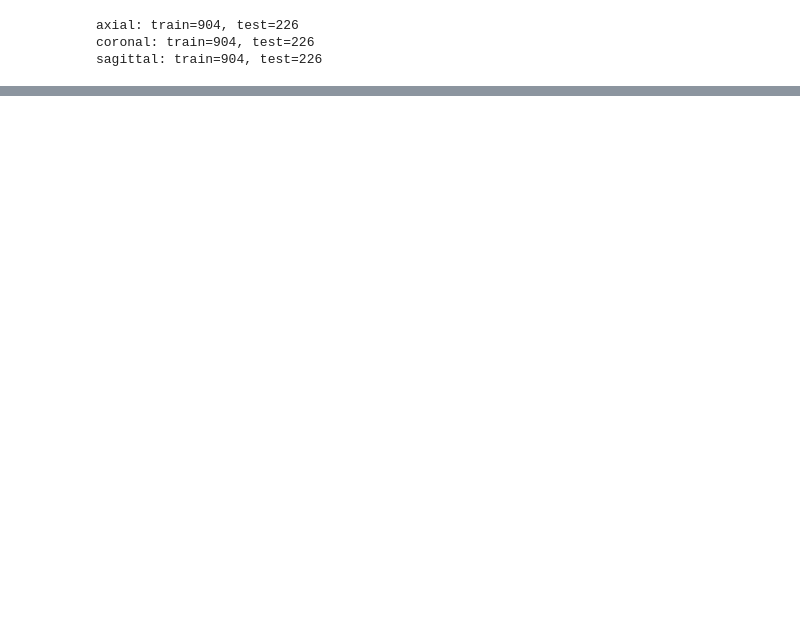
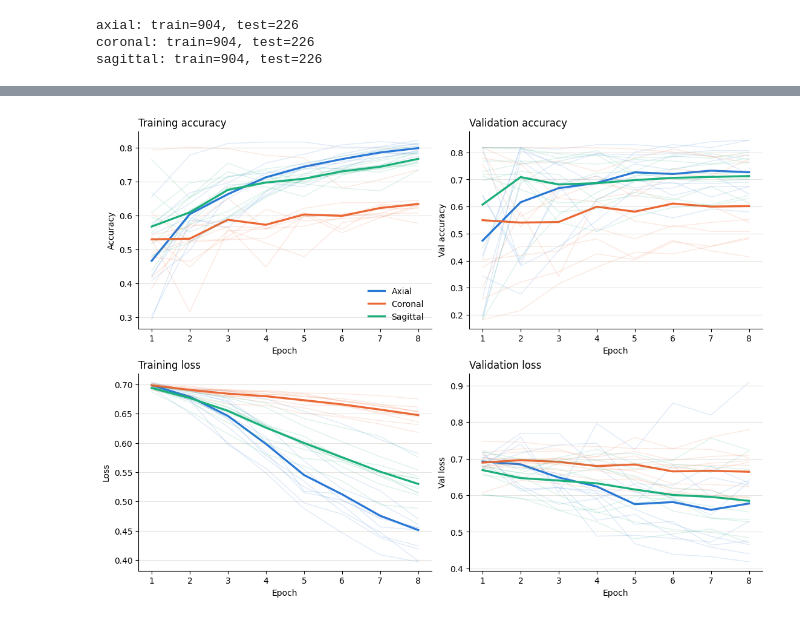
Before and after one commit to neelkapoor0/ACLInjuryDetection, a Jupyter notebook: main.ipynb, the cells around one changed output, grey strips where cells are left out. Drawn from its saved outputs; the diff is of its cells as text; code cells hidden in the pictures; blank space fills up the shorter version.

```diff
--- a/main.ipynb
+++ b/main.ipynb
@@ -97,21 +93,14 @@ view_ids = {view: {first_int(p.stem) for p in paths_for_view(view)} for view in
 assert all(ids == set(label_map) for ids in view_ids.values()), \
     "Each view's .npy files must correspond to exactly the cases labeled in train_acl_labels.csv."
 
-# Outer 80/20 split, computed once over the full train pool.
+# 80/20 split, computed once over the full train pool. test_case_ids is a true held-out set:
+# nothing below (tuning, CV, or final model fitting) ever touches it.
 all_ids_sorted = sorted(label_map)
 train_case_ids, test_case_ids = train_test_split(
     all_ids_sorted, test_size=0.2,
     stratify=[label_map[c] for c in all_ids_sorted], random_state=SEED,
 )
 train_case_ids, test_case_ids = set(train_case_ids), set(test_case_ids)
-
-# Inner split, carved from the 80% train pool only, used solely for hyperparameter tuning below.
-train_ids_sorted = sorted(train_case_ids)
-inner_train_ids, inner_holdout_ids = train_test_split(
-    train_ids_sorted, test_size=0.2,
-    stratify=[label_map[c] for c in train_ids_sorted], random_state=SEED,
-)
-inner_train_ids, inner_holdout_ids = set(inner_train_ids), set(inner_holdout_ids)
 
 def class_counts(case_ids):
     labels = [label_map[c] for c in case_ids]
@@ -120,8 +109,6 @@ def class_counts(case_ids):
 for name, ids in [
     ("Train pool", train_case_ids),
     ("Test set (held out)", test_case_ids),
-    ("Inner train (tuning)", inner_train_ids),
-    ("Inner holdout (tuning)", inner_holdout_ids),
 ]:
     n, n0, n1 = class_counts(ids)
     print(f"{name}: {n} cases (Normal={n0}, Torn={n1})")
@@ -194,21 +179,18 @@ def build_cnn(input_shape, learning_rate=1e-4):
 
     return model
 # %%
-# Data loading per view
+# Data loading per view: the 904-case train pool (resampled for tuning/CV below) and the
+# untouched 226-case test set.
 
 view_data = {}
 
 for view in VIEWS:
     X_train, y_train = build_arrays(view, train_case_ids)
     X_test, y_test = build_arrays(view, test_case_ids)
-    X_inner_train, y_inner_train = build_arrays(view, inner_train_ids)
-    X_inner_holdout, y_inner_holdout = build_arrays(view, inner_holdout_ids)
 
     view_data[view] = {
         "train": (X_train, y_train),
         "test": (X_test, y_test),
-        "inner_train": (X_inner_train, y_inner_train),
-        "inner_holdout": (X_inner_holdout, y_inner_holdout),
     }
 
     print(f"{view}: train={len(X_train)}, test={len(X_test)}")
@@ -566,0 +494,46 @@ Least stable across CV folds: svm / coronal (fold accuracy std=0.208)
+# %%
+# CNN repeat-holdout curves: accuracy, val_accuracy, loss, val_loss across epochs
+#
+# One line per repeat-holdout (10 per view, shown faint) plus the mean across repeats (bold),
+# for each of the four Keras history metrics captured in cnn_repeat_histories.
+
+colors = {"axial": "#2a78d6", "coronal": "#eb6834", "sagittal": "#1baf7a"}
+metrics = ["accuracy", "val_accuracy", "loss", "val_loss"]
+titles = {
+    "accuracy": "Training accuracy",
+    "val_accuracy": "Validation accuracy",
+    "loss": "Training loss",
+    "val_loss": "Validation loss",
+}
+
+fig, axes = plt.subplots(2, 2, figsize=(11, 8), constrained_layout=True)
+
+for ax, metric in zip(axes.flat, metrics):
+    for view in VIEWS:
+        histories = cnn_repeat_histories[view]
+        epochs = range(1, len(histories[0][metric]) + 1)
+
+        per_repeat = np.array([h[metric] for h in histories])
+
+        for h in per_repeat:
+            ax.plot(epochs, h, color=colors[view], alpha=0.15, linewidth=1)
+
+        ax.plot(
+            epochs, per_repeat.mean(axis=0),
+            color=colors[view], linewidth=2.4, label=view.capitalize()
+        )
+
+    ax.set_title(titles[metric], loc="left", fontsize=12)
+    ax.set_xlabel("Epoch")
+    ax.set_ylabel(metric.replace("_", " ").capitalize())
+    ax.set_xticks(list(range(1, len(cnn_repeat_histories[VIEWS[0]][0][metric]) + 1)))
+    ax.grid(axis="y", color="#e5e4e0", linewidth=0.8)
+    for side in ("top", "right"):
+        ax.spines[side].set_visible(False)
+
+axes.flat[0].legend(frameon=False)
+
+plt.savefig("cnn_repeat_holdout_curves.png", dpi=150)
+plt.show()
+# %% [output]
+[figure, added]
```
Also changed, not shown: parts of 8 cells of this notebook, 14 other files.
